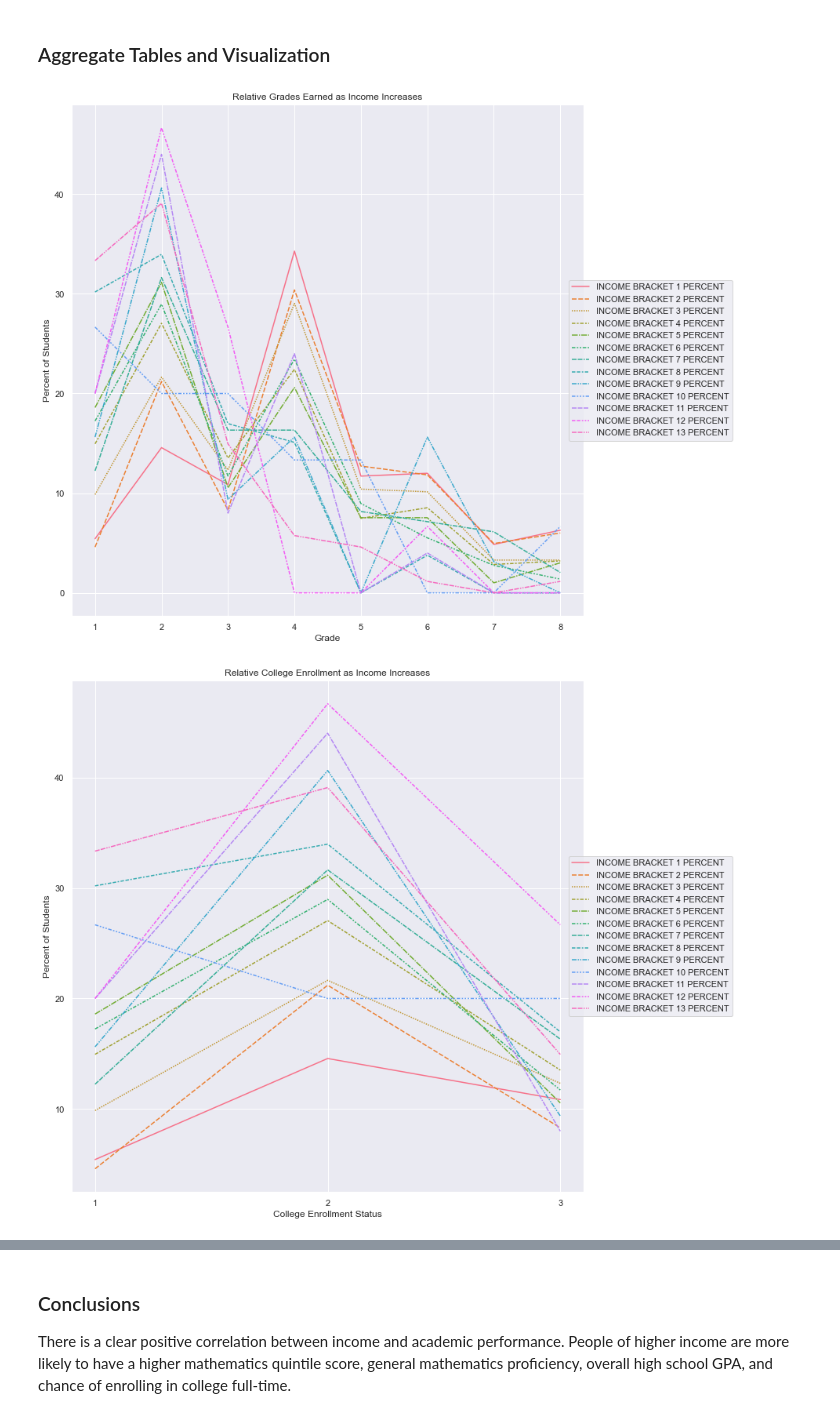
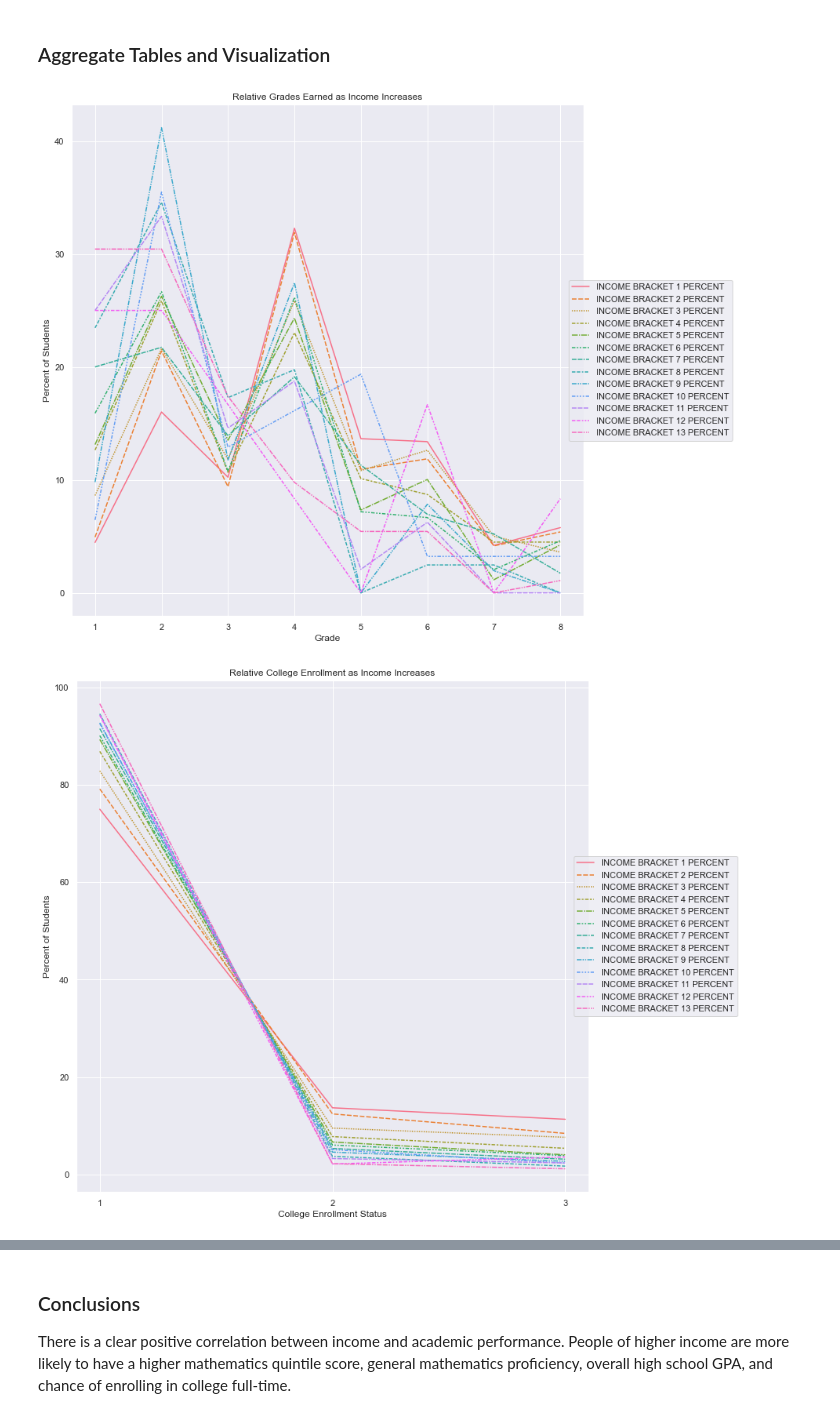
Before and after one commit to adamzuyang/Ursatech-Adam, a Jupyter notebook: HSLS Data Analysis, Academic Performance as Related to Family Income, Poverty, and Race.ipynb, the cells around one changed output, grey strips where cells are left out. Drawn from its saved outputs; the diff is of its cells as text; code cells hidden in the pictures.

```diff
--- a/HSLS Data Analysis, Academic Performance as Related to Family Income, Poverty, and Race.ipynb
+++ b/HSLS Data Analysis, Academic Performance as Related to Family Income, Poverty, and Race.ipynb
@@ -91,11 +93,14 @@ sns.set(rc={'figure.figsize':(11.7, 8.27)})
 # %% [markdown]
 ## Upload Raw Data <a class="anchor" id="data"></a>
 # %%
-hsls_student = pd.read_csv('../data/HSLS_2017_Datasets/hsls_17_student.csv')
+hsls_student = pd.read_csv('../data/HSLS_2017_Datasets/hsls_17_student.csv',
+                           usecols=['STU_ID', 'X1SEX', 'X1RACE', 'X2FAMINCOME', 'X2POVERTY', 'X2TXMTH',
+                                    'X2TXMSCR', 'X2TXMQUINT','X2TXMPROF1', 'X2TXMPROF2', 'X2TXMPROF3',
+                                    'X2TXMPROF4', 'X2TXMPROF5', 'S3CLGFT', 'S4HSGPA'])
 # %%
 # Collect above variables into a single dataframe
-indicators = hsls_student[['STU_ID', 'X1SEX', 'X1RACE', 'X1FAMINCOME', 'X1POVERTY', 'X1TXMTH',
-                           'X1TXMSCR', 'X1TXMQUINT','X1TXMPROF1', 'X1TXMPROF2', 'X1TXMPROF3',
-                           'X1TXMPROF4', 'X1TXMPROF5', 'S3CLGFT', 'S4HSGPA']]
+indicators = hsls_student[['STU_ID', 'X1SEX', 'X1RACE', 'X2FAMINCOME', 'X2POVERTY', 'X2TXMTH',
+                           'X2TXMSCR', 'X2TXMQUINT','X2TXMPROF1', 'X2TXMPROF2', 'X2TXMPROF3',
+                           'X2TXMPROF4', 'X2TXMPROF5', 'S3CLGFT', 'S4HSGPA']]
 indicators.head()
 # %% [output]
@@ -111,14 +116,14 @@ indicators.head()
 ### Constants and Functions
 # %%
 # All relevant variables
-academic_variables = ['X1TXMTH', 'X1TXMSCR', 'X1TXMQUINT', 'X1TXMPROF1', 'X1TXMPROF2', 'X1TXMPROF3',
-                      'X1TXMPROF4', 'X1TXMPROF5', 'S4HSGPA', 'S3CLGFT']
+academic_variables = ['X2TXMTH', 'X2TXMSCR', 'X2TXMQUINT', 'X2TXMPROF1', 'X2TXMPROF2', 'X2TXMPROF3',
+                      'X2TXMPROF4', 'X2TXMPROF5', 'S4HSGPA', 'S3CLGFT']
 
 # All continuous variables (can be analyzed similarly)
-math_cont_variables = ['X1TXMTH', 'X1TXMSCR', 'X1TXMPROF1', 'X1TXMPROF2', 'X1TXMPROF3', 'X1TXMPROF4', 'X1TXMPROF5']
+math_cont_variables = ['X2TXMTH', 'X2TXMSCR', 'X2TXMPROF1', 'X2TXMPROF2', 'X2TXMPROF3', 'X2TXMPROF4', 'X2TXMPROF5']
 
 # Math quintiles variable
-math_quintile = 'X1TXMQUINT'
+math_quintile = 'X2TXMQUINT'
 
 # Entire high school GPA
 gpa_variable = 'S4HSGPA'
@@ -126,10 +131,10 @@ gpa_variable = 'S4HSGPA'
 # In college variable
 college_variable = 'S3CLGFT'
 
-# Takes in income_num from X1FAMINCOME column. Returns math performance table,
+# Takes in income_num from X2FAMINCOME column. Returns math performance table,
 # math quintile counts, GPA counts, and college status counts
 def analyze_income(income_num):
-    income = indicators[indicators['X1FAMINCOME'] == income_num]
+    income = indicators[indicators['X2FAMINCOME'] == income_num]
     income_academic = income[academic_variables]
 
     income_cont = income_academic[math_cont_variables].describe()
@@ -480,35 +485,35 @@ income_colleges_array = [income1_college, income2_college, income3_college, inco
 income_colleges = pd.DataFrame()
 for i in range(len(income_colleges_array)):
     income_colleges['INCOME BRACKET ' + str(i + 1)] = income_colleges_array[i]['S3CLGFT']
-    income_colleges['INCOME BRACKET ' + str(i + 1) + ' PERCENT'] = income_gpas_array[i]['PERCENT']
+    income_colleges['INCOME BRACKET ' + str(i + 1) + ' PERCENT'] = income_colleges_array[i]['PERCENT']
 income_colleges.fillna(0, inplace=True)
 
 income_colleges_percent = income_colleges.filter(regex='PERCENT', axis=1)
 plt.figure()
 income_colleges_graph = sns.lineplot(data=income_colleges_percent)
 income_colleges_graph.legend(loc='center right', bbox_to_anchor=(1.3, 0.5), ncol=1)
 income_colleges_graph.set(xlabel='College Enrollment Status', ylabel='Percent of Students')
 income_colleges_graph.set_title('Relative College Enrollment as Income Increases')
 income_colleges_graph.xaxis.set_major_locator(ticker.MultipleLocator(1))
 
 
 # Graph math quintiles
 income_math_quints_array = [income1_quint, income2_quint, income3_quint, income4_quint, income5_quint,
                           income6_quint, income7_quint, income8_quint, income9_quint, income10_quint,
                           income11_quint, income12_quint, income13_quint]
 
 income_math_quints = pd.DataFrame()
 for i in range(len(income_math_quints_array)):
-    income_math_quints['INCOME BRACKET ' + str(i + 1)] = income_math_quints_array[i]['X1TXMQUINT']
+    income_math_quints['INCOME BRACKET ' + str(i + 1)] = income_math_quints_array[i]['X2TXMQUINT']
     income_math_quints['INCOME BRACKET ' + str(i + 1) + ' PERCENT'] = income_math_quints_array[i]['PERCENT']
 
 income_math_quints_percent = income_math_quints.filter(regex='PERCENT', axis=1)
 plt.figure()
 income_math_quints_graph = sns.lineplot(data=income_math_quints_percent)
 income_math_quints_graph.legend(loc='center right', bbox_to_anchor=(1.3, 0.5), ncol=1)
 income_math_quints_graph.set(xlabel='Mathematics Quintile', ylabel='Percent of Students')
 income_math_quints_graph.set_title('Student Mathematics Quintile as Income Increases')
 income_math_quints_graph.xaxis.set_major_locator(ticker.MultipleLocator(1))
 # %% [output]
-[figure, old version]
+[figure, new version]
-[figure, old version]
+[figure, new version]
```
Also changed, not shown: parts of 41 cells of this notebook, 1 other file.
